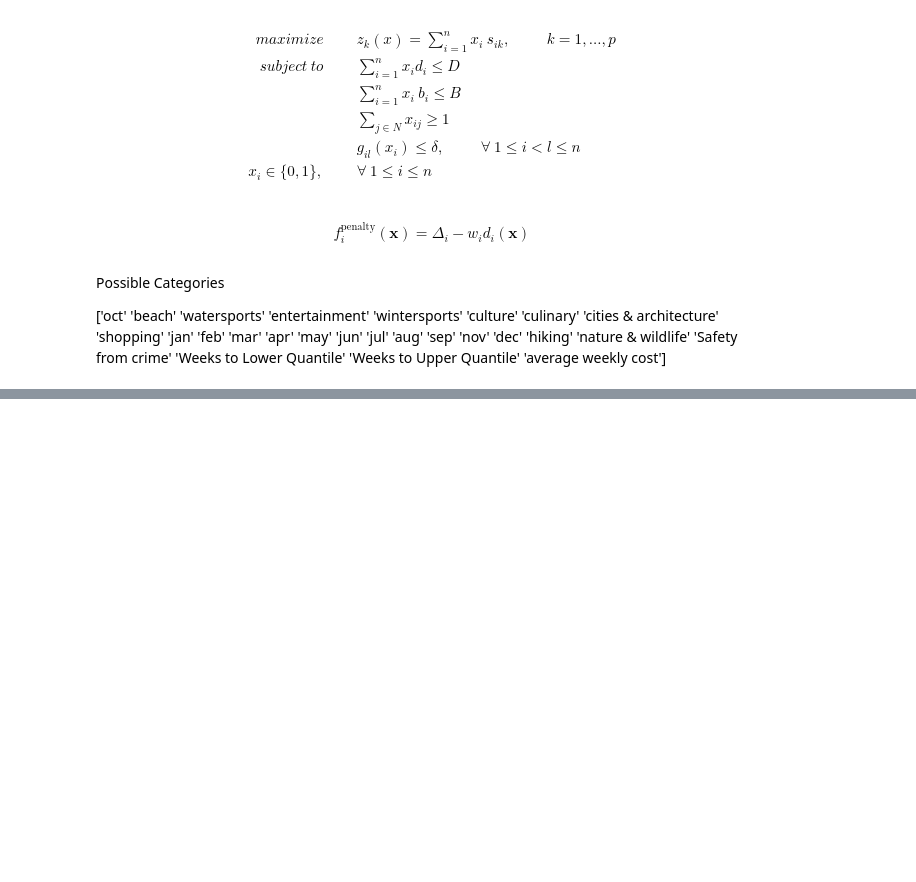
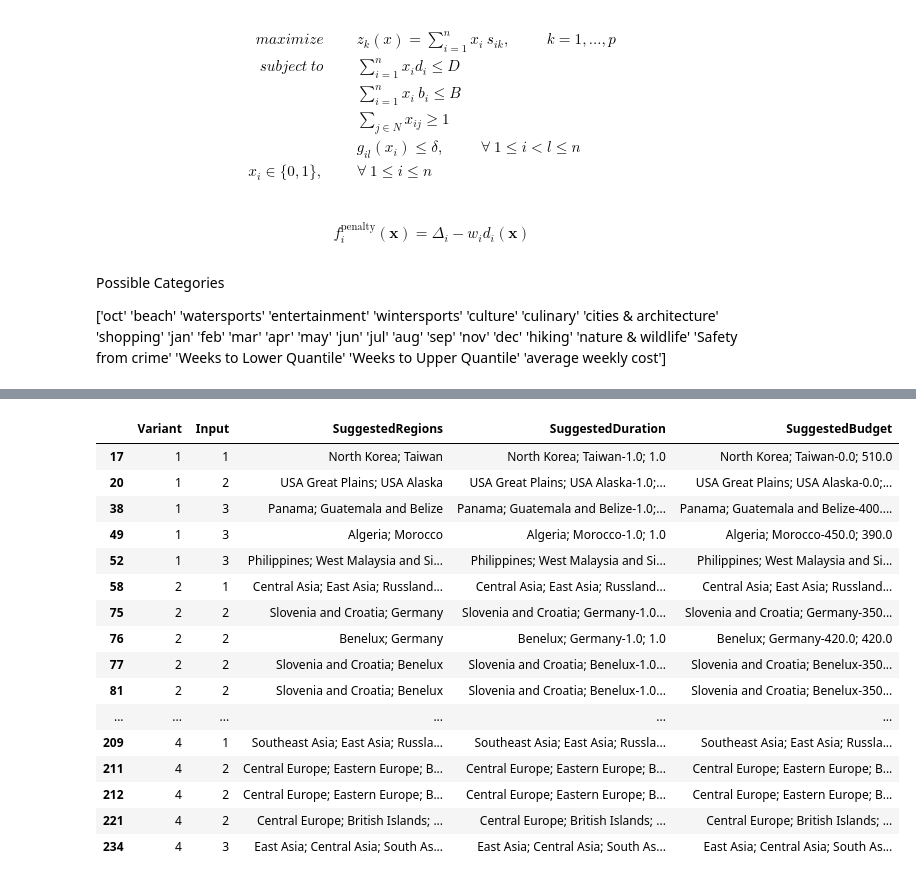
Before and after one commit to idaShobs/destirec-composite, a Jupyter notebook: Implementation/main.ipynb, the cells around one changed output, grey strips where cells are left out. Saved outputs shown, nothing was run; the diff lists cells and outputs as text; code cells hidden in the pictures; blank space fills up the shorter version.

```diff
--- a/Implementation/main.ipynb
+++ b/Implementation/main.ipynb
@@ -96,0 +114,2 @@ evaluation.run()
+# %%
+df = df.sort_values(by=['Variant', 'Input','Score'], ascending=False)
@@ -96,0 +126,20 @@ evaluation.run()
+# %%
+needed
+# %% [output]
+|  | Variant | Input | SuggestedRegions | SuggestedDuration | SuggestedBudget |
+| 17 | 1 | 1 | North Korea; Taiwan | North Korea; Taiwan-1.0; 1.0 | North Korea; Taiwan-0.0; 510.0 |
+| 20 | 1 | 2 | USA Great Plains; USA Alaska | USA Great Plains; USA Alaska-1.0;... | USA Great Plains; USA Alaska-0.0;... |
+| 38 | 1 | 3 | Panama; Guatemala and Belize | Panama; Guatemala and Belize-1.0;... | Panama; Guatemala and Belize-400.... |
+| 49 | 1 | 3 | Algeria; Morocco | Algeria; Morocco-1.0; 1.0 | Algeria; Morocco-450.0; 390.0 |
+| 52 | 1 | 3 | Philippines; West Malaysia and Si... | Philippines; West Malaysia and Si... | Philippines; West Malaysia and Si... |
+| 58 | 2 | 1 | Central Asia; East Asia; Russland... | Central Asia; East Asia; Russland... | Central Asia; East Asia; Russland... |
+| 75 | 2 | 2 | Slovenia and Croatia; Germany | Slovenia and Croatia; Germany-1.0... | Slovenia and Croatia; Germany-350... |
+| 76 | 2 | 2 | Benelux; Germany | Benelux; Germany-1.0; 1.0 | Benelux; Germany-420.0; 420.0 |
+| 77 | 2 | 2 | Slovenia and Croatia; Benelux | Slovenia and Croatia; Benelux-1.0... | Slovenia and Croatia; Benelux-350... |
+| 81 | 2 | 2 | Slovenia and Croatia; Benelux | Slovenia and Croatia; Benelux-1.0... | Slovenia and Croatia; Benelux-350... |
+| ... | ... | ... | ... | ... | ... |
+| 209 | 4 | 1 | Southeast Asia; East Asia; Russla... | Southeast Asia; East Asia; Russla... | Southeast Asia; East Asia; Russla... |
+| 211 | 4 | 2 | Central Europe; Eastern Europe; B... | Central Europe; Eastern Europe; B... | Central Europe; Eastern Europe; B... |
+| 212 | 4 | 2 | Central Europe; Eastern Europe; B... | Central Europe; Eastern Europe; B... | Central Europe; Eastern Europe; B... |
+| 221 | 4 | 2 | Central Europe; British Islands; ... | Central Europe; British Islands; ... | Central Europe; British Islands; ... |
+| 234 | 4 | 3 | East Asia; Central Asia; South As... | East Asia; Central Asia; South As... | East Asia; Central Asia; South As... |
```
Also changed, not shown: parts of 7 cells of this notebook, 4 other files.
